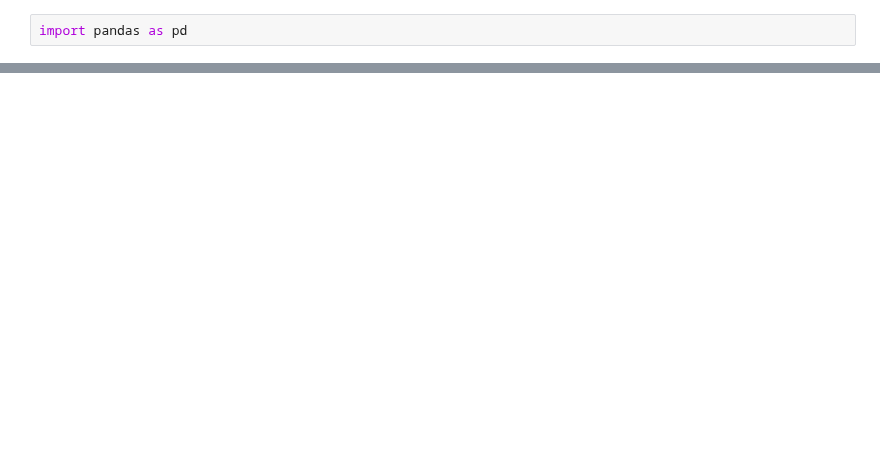
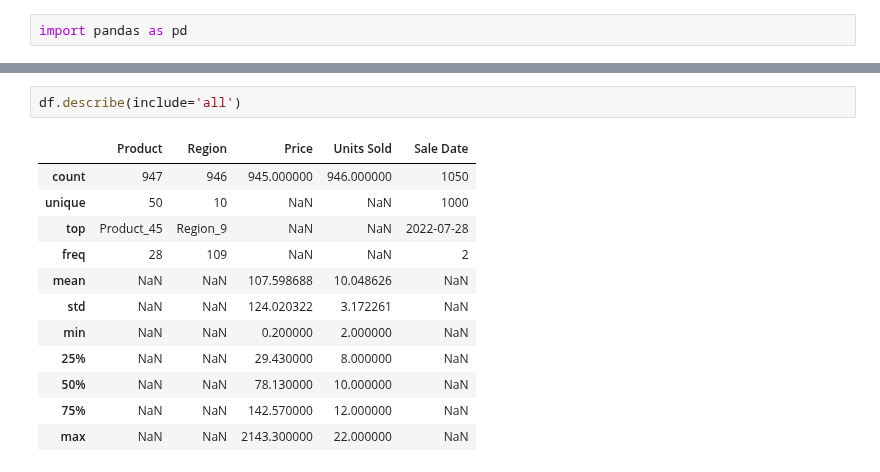
Before and after one commit to jreid94/schulich_data_science, a Jupyter notebook: Data Science A1/Jreid_A1.ipynb, the cells around one changed output, grey strips where cells are left out. Cells and saved outputs as stored; diff of their text form; blank space fills up the shorter version.

```diff
--- a/Data Science A1/Jreid_A1.ipynb
+++ b/Data Science A1/Jreid_A1.ipynb
@@ -6,0 +20,15 @@ HTTPError: HTTP Error 404: Not Found
+# %%
+df.describe(include='all')
+# %% [output]
+|  | Product | Region | Price | Units Sold | Sale Date |
+| count | 947 | 946 | 945.000000 | 946.000000 | 1050 |
+| unique | 50 | 10 | NaN | NaN | 1000 |
+| top | Product_45 | Region_9 | NaN | NaN | 2022-07-28 |
+| freq | 28 | 109 | NaN | NaN | 2 |
+| mean | NaN | NaN | 107.598688 | 10.048626 | NaN |
+| std | NaN | NaN | 124.020322 | 3.172261 | NaN |
+| min | NaN | NaN | 0.200000 | 2.000000 | NaN |
+| 25% | NaN | NaN | 29.430000 | 8.000000 | NaN |
+| 50% | NaN | NaN | 78.130000 | 10.000000 | NaN |
+| 75% | NaN | NaN | 142.570000 | 12.000000 | NaN |
+| max | NaN | NaN | 2143.300000 | 22.000000 | NaN |
```
Also changed, not shown: parts of 18 cells of this notebook, 1 other file.
